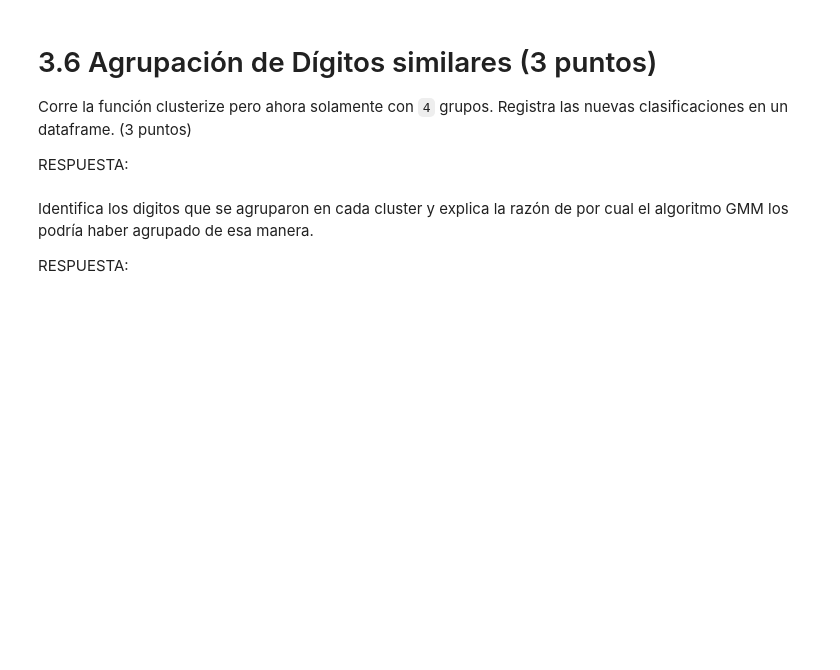
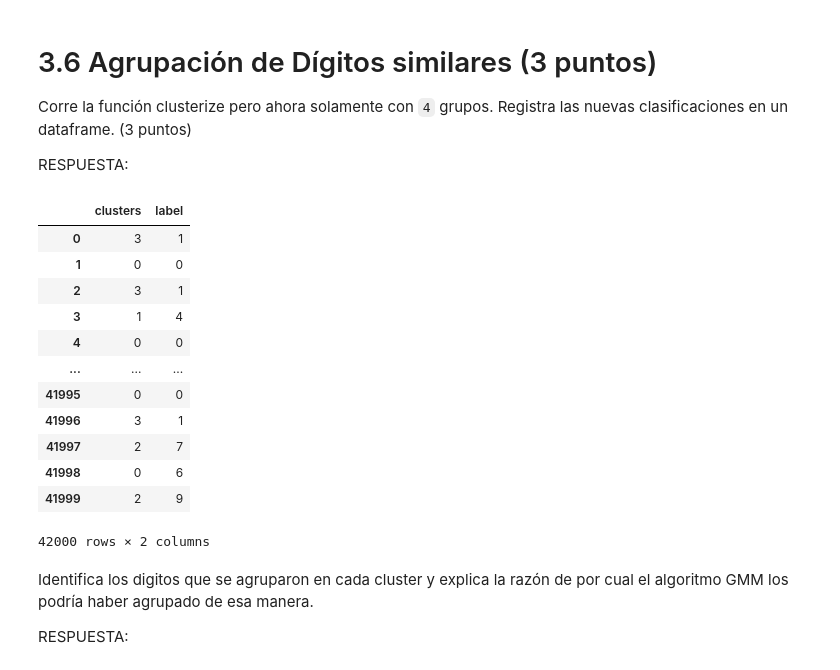
Before and after one commit to pedrozavalat/iic2433-tareas, a Jupyter notebook: t3/T3-PedroPabloZavalaTejos.ipynb, the cells around one changed output. Cells and saved outputs as stored; diff of their text form; code cells hidden in the pictures; blank space fills up the shorter version.

```diff
--- a/t3/T3-PedroPabloZavalaTejos.ipynb
+++ b/t3/T3-PedroPabloZavalaTejos.ipynb
@@ -249,6 +328,24 @@ RESPUESTA:
 Corre la función clusterize pero ahora solamente con `4` grupos. Registra las nuevas clasificaciones en un dataframe. (3 puntos)
 
 RESPUESTA:
+# %%
+df_classificated_2 = clusterize(X_pca, y, 4)
+# %%
+df_classificated_2
+# %% [output]
+|  | clusters | label |
+| 0 | 3 | 1 |
+| 1 | 0 | 0 |
+| 2 | 3 | 1 |
+| 3 | 1 | 4 |
+| 4 | 0 | 0 |
+| ... | ... | ... |
+| 41995 | 0 | 0 |
+| 41996 | 3 | 1 |
+| 41997 | 2 | 7 |
+| 41998 | 0 | 6 |
+| 41999 | 2 | 9 |
+42000 rows × 2 columns
 # %% [markdown]
 Identifica los digitos que se agruparon en cada cluster y explica la razón de por cual el algoritmo GMM los podría haber agrupado de esa manera.
 
```
Also changed, not shown: parts of 17 cells of this notebook.
